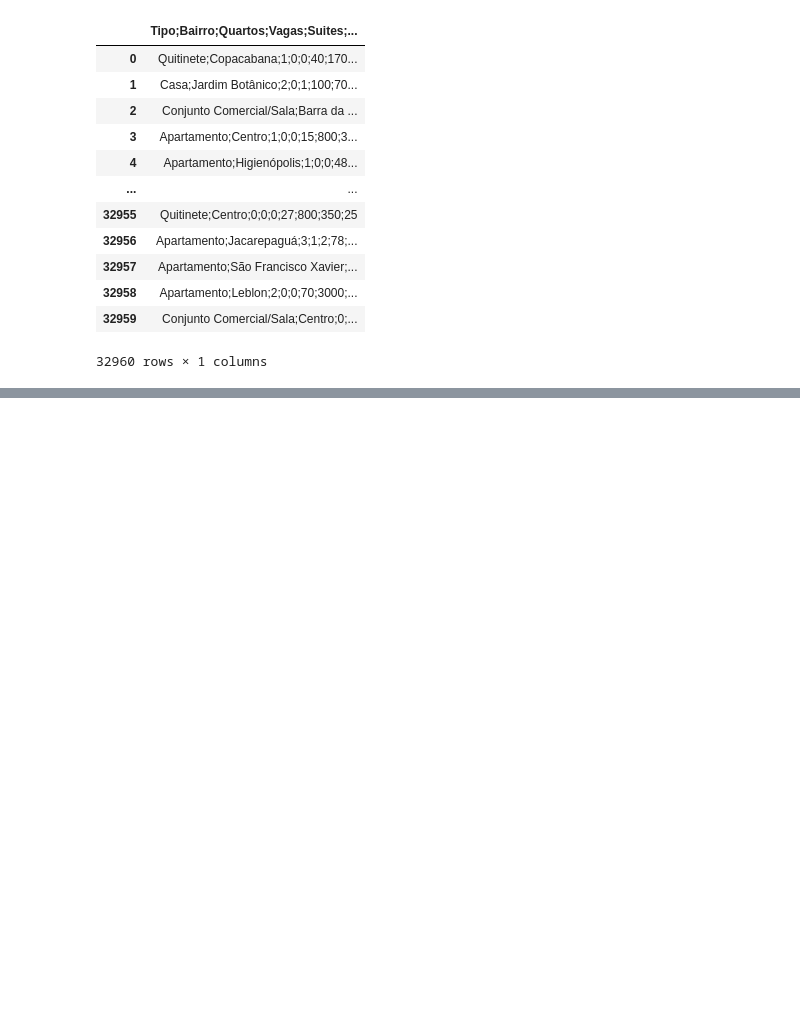
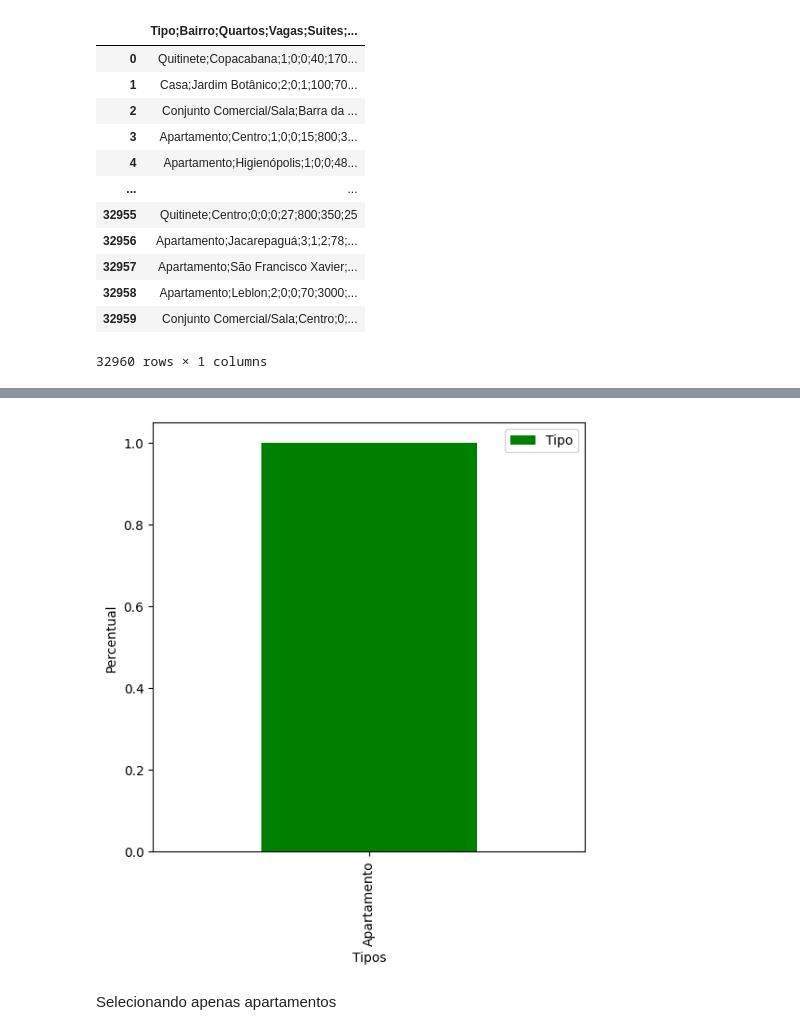
Before and after one commit to LuanFerreira3/Files, a Jupyter notebook: Pandas_conhecendo_a_biblioteca.ipynb, the cells around one changed output, grey strips where cells are left out. Drawn from its saved outputs; the diff is of its cells as text; code cells hidden in the pictures; blank space fills up the shorter version.

```diff
--- a/Pandas_conhecendo_a_biblioteca.ipynb
+++ b/Pandas_conhecendo_a_biblioteca.ipynb
@@ -21,0 +293,8 @@ pd.read_csv(url)
+# %%
+df_percentual_tipo = df.Tipo.value_counts(normalize=True).to_frame().sort_values('Tipo')
+
+df_percentual_tipo.plot(kind='bar', figsize=(6,6), color='green', xlabel='Tipos', ylabel='Percentual');
+# %% [output]
+[figure, added]
+# %% [markdown]
+Selecionando apenas apartamentos
```
Also changed, not shown: parts of 43 cells of this notebook.
